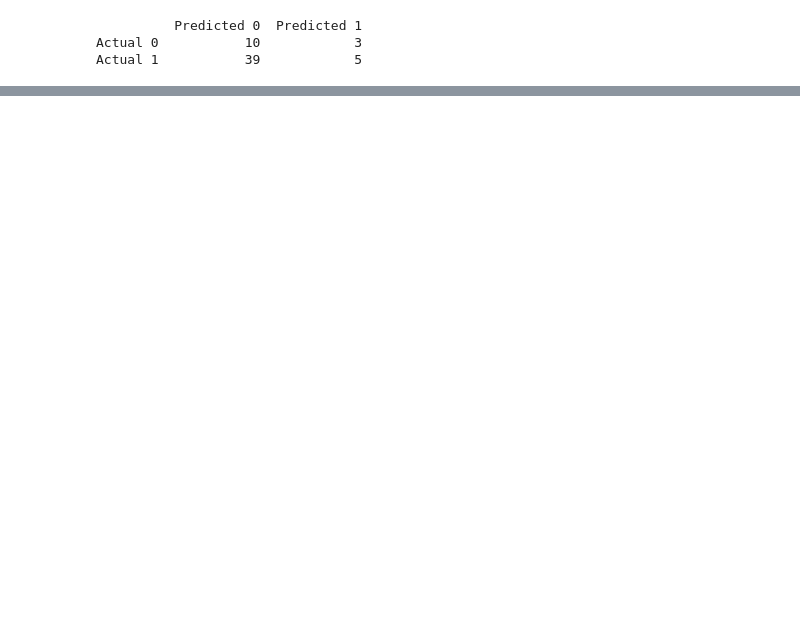
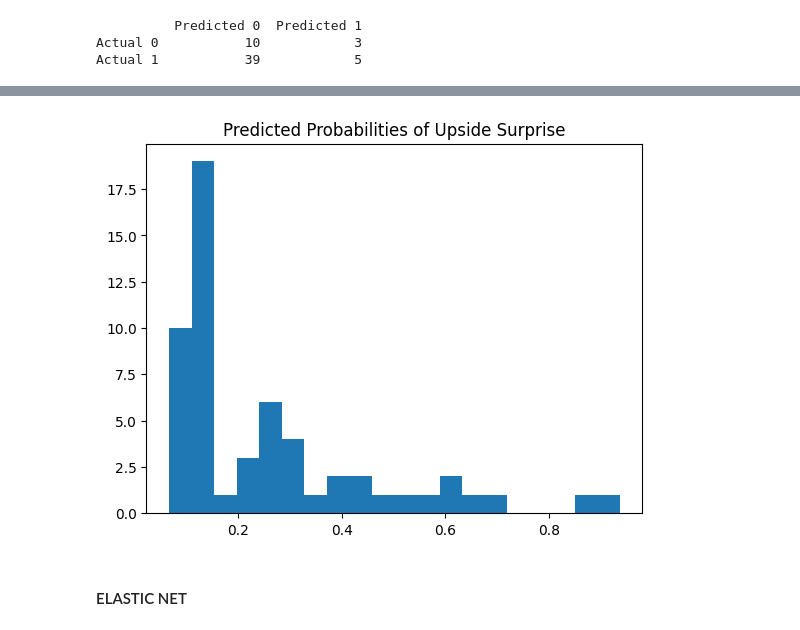
Before and after one commit to paulpuccinelli/BLS_jobs_report_model, a Jupyter notebook: BLS_prediction_notebook.ipynb, the cells around one changed output, grey strips where cells are left out. Saved outputs shown, nothing was run; the diff lists cells and outputs as text; code cells hidden in the pictures; blank space fills up the shorter version.

Commit message:
elastic net

```diff
--- a/BLS_prediction_notebook.ipynb
+++ b/BLS_prediction_notebook.ipynb
@@ -1014,10 +1014,10 @@ Upside surprise:  103
 No upside surprise:  182
 # %%
 # X = master_df[features]
-y = master_df['surprise_2']
+y_bin = master_df['surprise_2']
 
-y_train = y.iloc[:train_size]
-y_test = y.iloc[train_size:]
+y_bin_train = y.iloc[:train_size]
+y_bin_test = y.iloc[train_size:]
 # %%
 l2_model_3 = LogisticRegressionCV(
     Cs=[0.01, 0.1, 1, 10, 100, 1000],
@@ -1029,7 +1029,7 @@ l2_model_3 = LogisticRegressionCV(
     max_iter=10000
 )
 
-l2_model_3.fit(X_train_scaled, y_train)
+l2_model_3.fit(X_train_scaled, y_bin_train)
 l2_probabilities_3 = l2_model_3.predict_proba(X_test_scaled)
 l2_predictions_3 = l2_model_3.predict(X_test_scaled)
 # %%
@@ -1061,0 +1080,11 @@ Actual 1           39            5
+# %%
+plt.hist(
+    l2_probabilities_3[:,1],
+    bins=20,
+)
+plt.title('Predicted Probabilities of Upside Surprise')
+plt.show()
+# %% [output]
+[figure, added]
+# %% [markdown]
+#### ELASTIC NET
```
Also changed, not shown: parts of 7 cells of this notebook.
